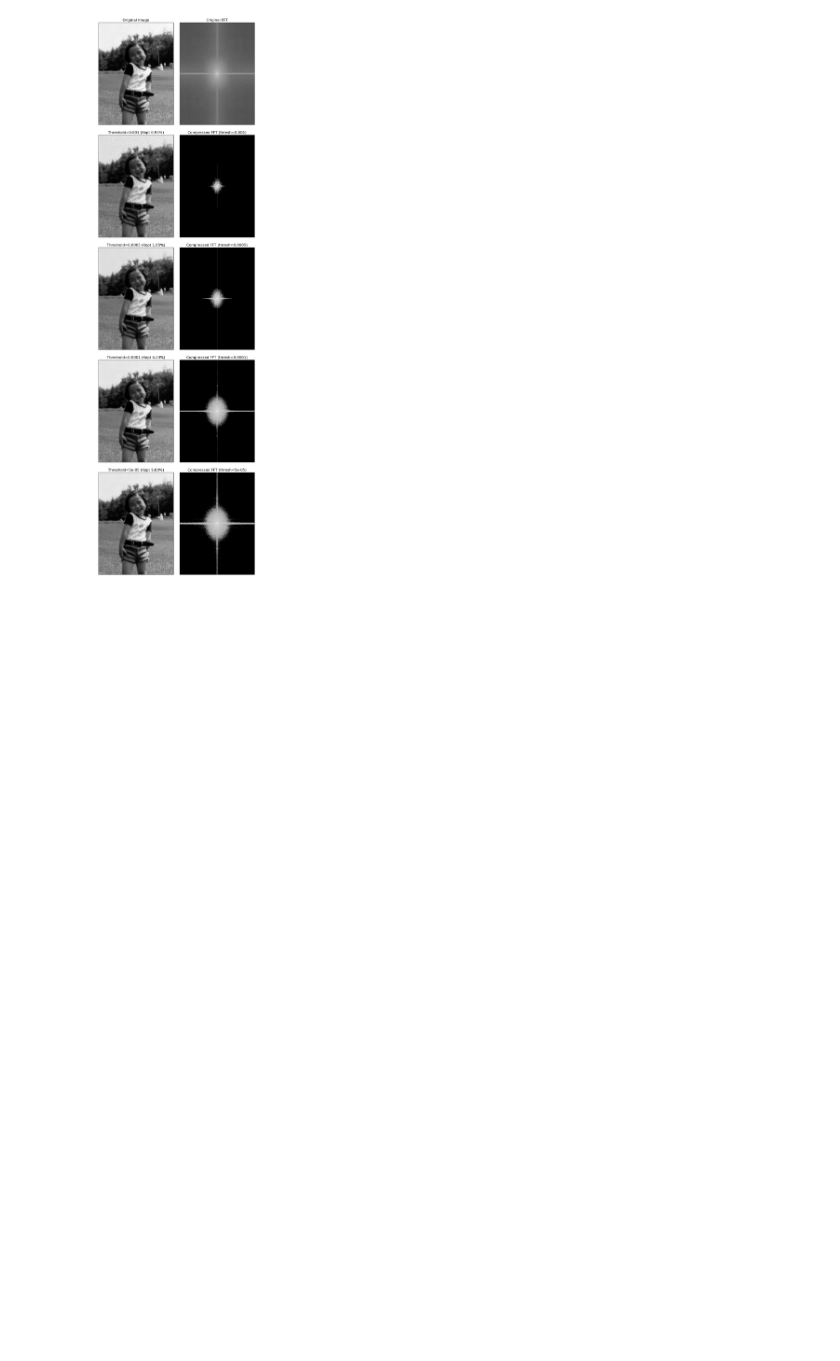
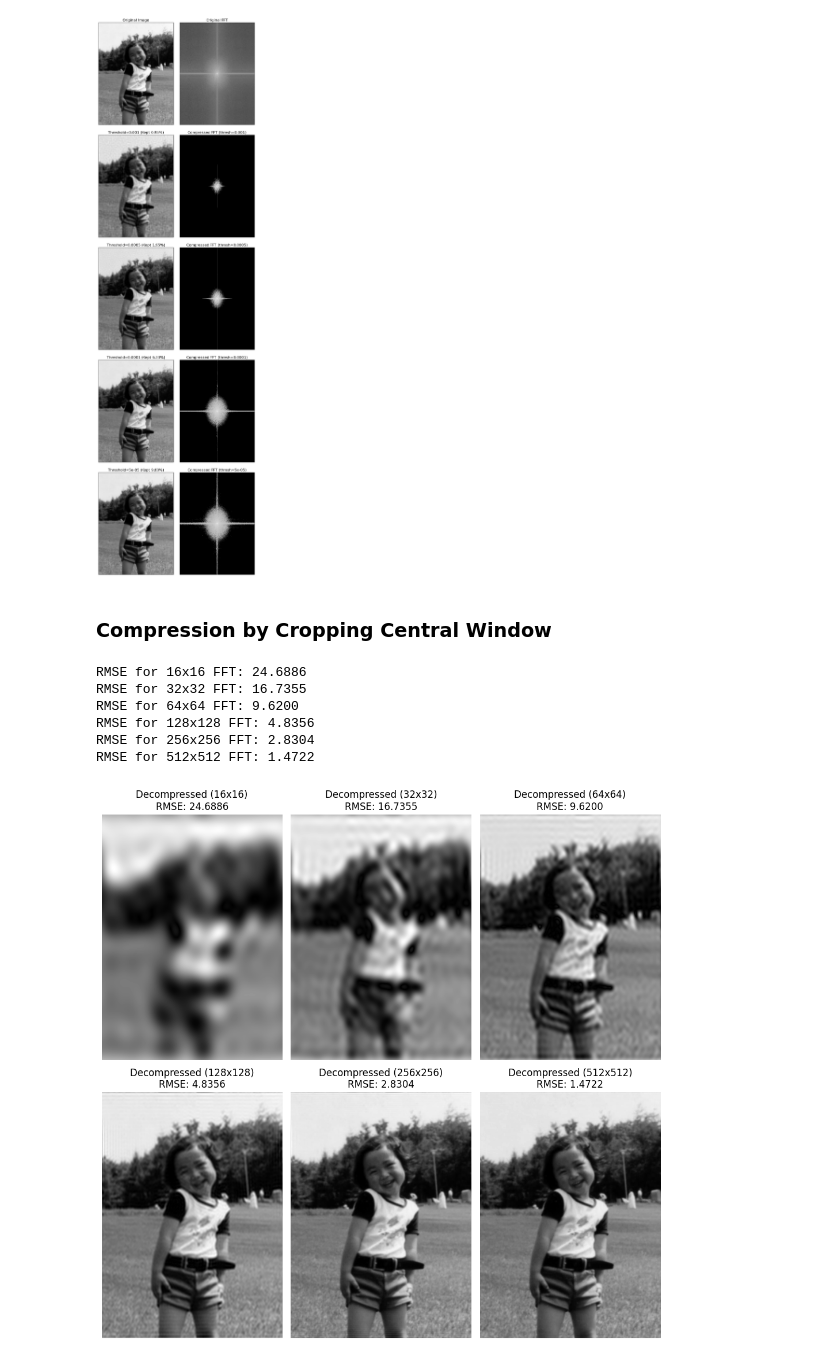
Before and after one commit to seungjlee/ImageProcessing, a Jupyter notebook: FourierTransforms.ipynb, the cells around one changed output. Saved outputs shown, nothing was run; the diff lists cells and outputs as text; code cells hidden in the pictures; blank space fills up the shorter version.

Commit message:
Compression by cropping central window of FFT.

```diff
--- a/FourierTransforms.ipynb
+++ b/FourierTransforms.ipynb
@@ -75,3 +78,75 @@ fig.subplots_adjust(left=0, right=1, bottom=0, top=1, wspace=0, hspace=0.1)
 plt.show()
 # %% [output]
 [figure]
+# %% [markdown]
+### **Compression by Cropping Central Window**
+# %%
+def compress_by_fft_truncation(image, fft_size):
+    """
+    Compresses an image by performing a full FFT, cropping the central
+    (low-frequency) part, and then decompressing.
+    """
+    # 1. Get original dimensions
+    _, H, W = image.shape
+
+    # 2. Perform FFT on the full original image and shift the zero-frequency to the center
+    image_fft = torch.fft.fftshift(torch.fft.fft2(image))
+
+    # 3. Crop the center of the frequency domain data to fft_size
+    # This keeps the low frequencies and discards high frequencies.
+    center_h, center_w = H // 2, W // 2
+    half_fft_h, half_fft_w = fft_size // 2, fft_size // 2
+
+    start_h, end_h = center_h - half_fft_h, center_h + half_fft_h
+    start_w, end_w = center_w - half_fft_w, center_w + half_fft_w
+
+    cropped_fft = image_fft[:, start_h:end_h, start_w:end_w]
+
+    # 4. To decompress, pad the cropped FFT back to the original size with zeros
+    pad_top = start_h
+    pad_bottom = H - end_h
+    pad_left = start_w
+    pad_right = W - end_w
+
+    padded_fft = F.pad(cropped_fft, (pad_left, pad_right, pad_top, pad_bottom), "constant", 0)
+
+    # 5. Perform inverse shift and inverse FFT on the padded data
+    image_decompressed = torch.fft.ifft2(torch.fft.ifftshift(padded_fft))
+
+    return image_decompressed
+
+def calculate_rmse(original, decompressed):
+    # Calculate RMSE. Use torch.abs() as decompressed image is complex.
+    return torch.sqrt(torch.mean((torch.abs(original) - torch.abs(decompressed)) ** 2)).item()
+
+# Define FFT sizes to test
+fft_sizes = [16, 32, 64, 128, 256, 512]
+
+# Create a 2x2 figure to display results
+fig, axs = plt.subplots(2, 3, figsize=(10, 10))
+axs = axs.flatten() # Flatten the 2D array of axes for easy iteration
+
+for i, fft_size in enumerate(fft_sizes):
+    # Compress and decompress the image using the correct method
+    image_decompressed = compress_by_fft_truncation(image, fft_size)
+
+    # Calculate the overall RMSE between the original and decompressed images
+    overall_rmse = calculate_rmse(image, image_decompressed) * 255.0  # Scale RMSE to [0, 255] range
+    print(f"RMSE for {fft_size}x{fft_size} FFT: {overall_rmse:.4f}")
+
+    # Show the decompressed image in the subplot
+    # Use torch.abs() because the output of ifft2 is complex
+    axs[i].imshow(torch.abs(image_decompressed).squeeze().detach().numpy(), cmap='gray')
+    axs[i].set_title(f'Decompressed ({fft_size}x{fft_size})\nRMSE: {overall_rmse:.4f}')
+    axs[i].axis('off')
+
+plt.tight_layout()
+plt.show()
+# %% [output]
+RMSE for 16x16 FFT: 24.6886
+RMSE for 32x32 FFT: 16.7355
+RMSE for 64x64 FFT: 9.6200
+RMSE for 128x128 FFT: 4.8356
+RMSE for 256x256 FFT: 2.8304
+RMSE for 512x512 FFT: 1.4722
+[figure, added]
```
Also changed, not shown: parts of 2 cells of this notebook.
